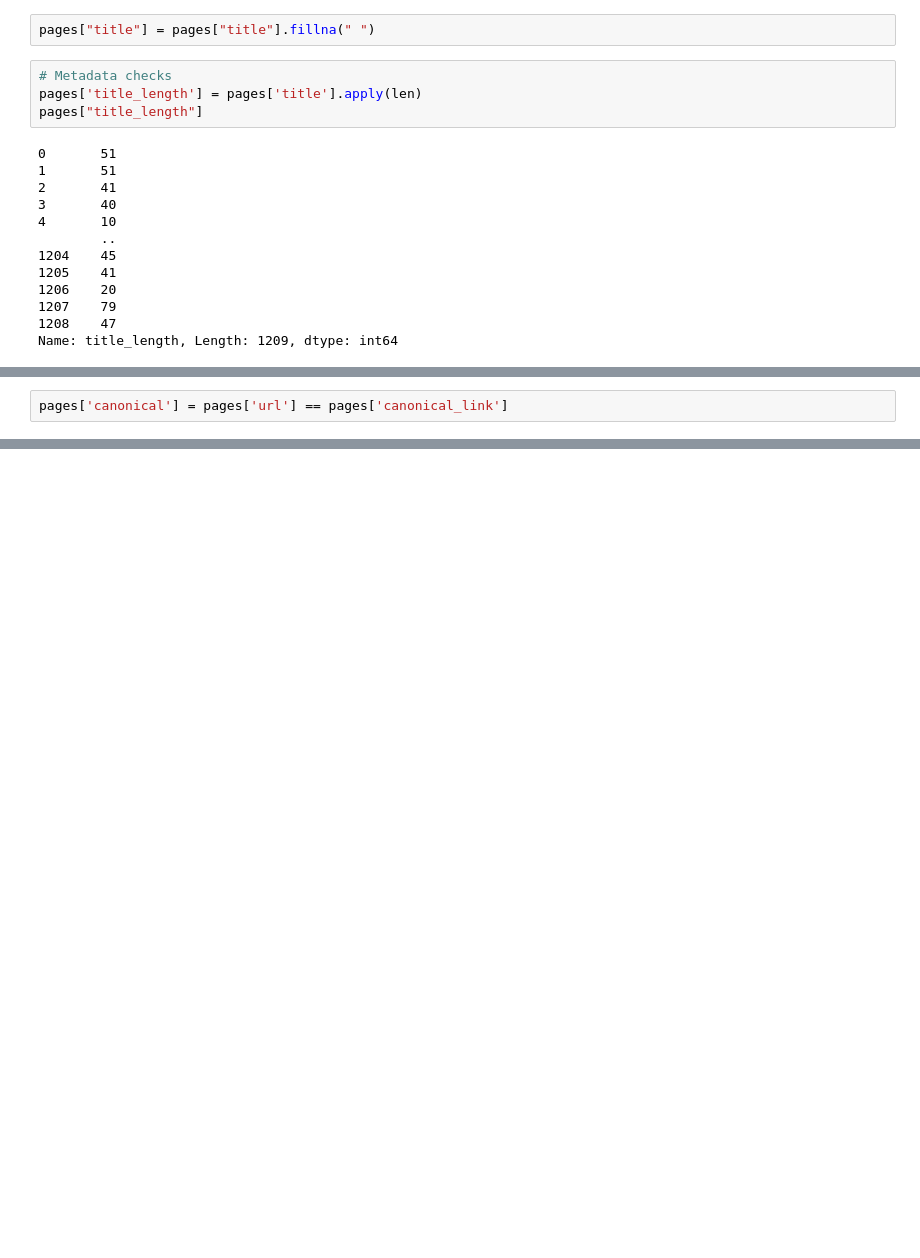
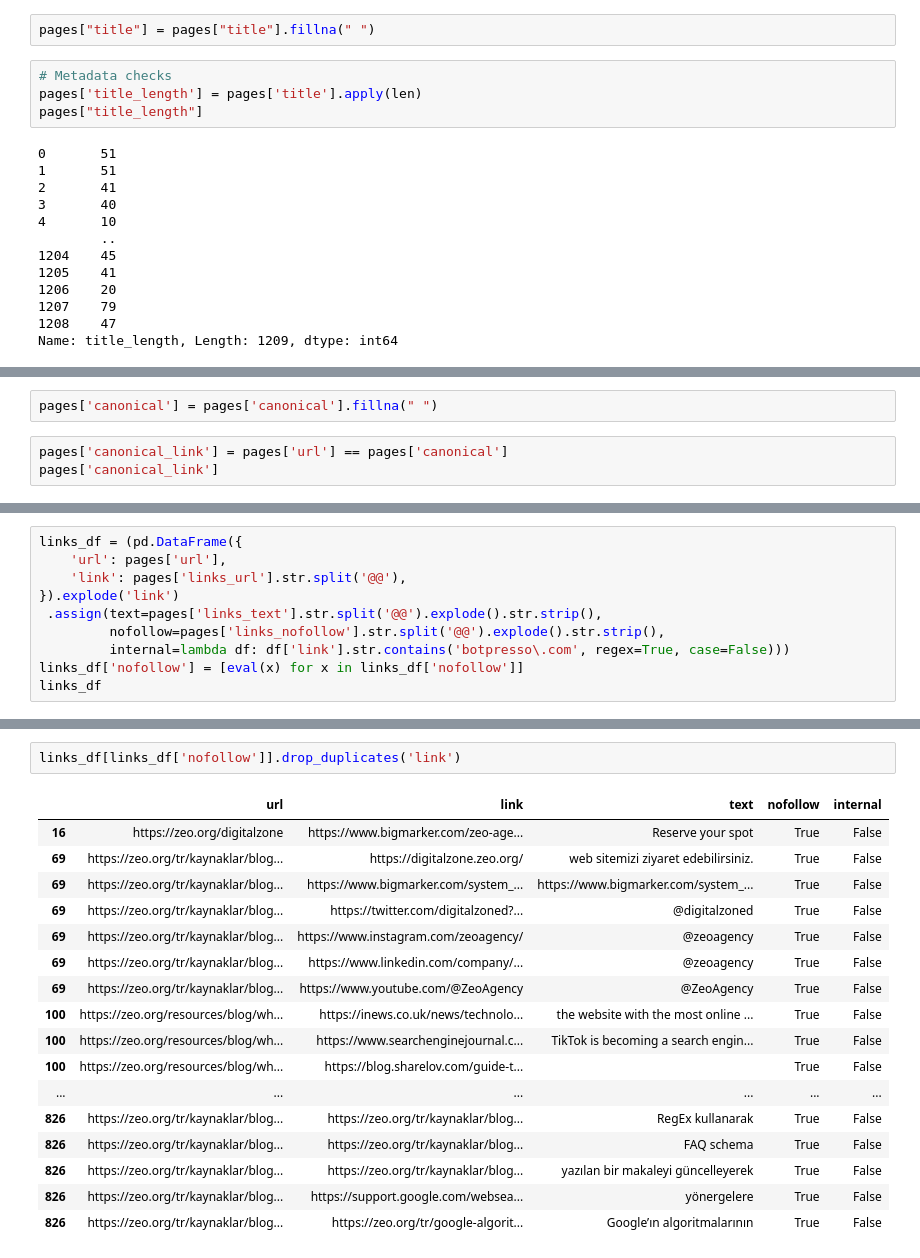
Before and after one commit to neeschal00/django-advertools, a Jupyter notebook: siteAudit.ipynb, the cells around one changed output, grey strips where cells are left out. Cells and saved outputs as stored; diff of their text form; blank space fills up the shorter version.

```diff
--- a/siteAudit.ipynb
+++ b/siteAudit.ipynb
@@ -305,2 +348,5 @@ pages['desc_length'] = pages['meta_desc'].apply(len)
+# %%
+pages['canonical'] = pages['canonical'].fillna(" ")
 # %%
-pages['canonical'] = pages['url'] == pages['canonical_link']
+pages['canonical_link'] = pages['url'] == pages['canonical']
+pages['canonical_link']
@@ -306,0 +404,10 @@ pages['canonical'] = pages['url'] == pages['canonical_link']
+# %%
+links_df = (pd.DataFrame({
+    'url': pages['url'],
+    'link': pages['links_url'].str.split('@@'),
+}).explode('link')
+ .assign(text=pages['links_text'].str.split('@@').explode().str.strip(),
+         nofollow=pages['links_nofollow'].str.split('@@').explode().str.strip(),
+         internal=lambda df: df['link'].str.contains('botpresso\.com', regex=True, case=False)))
+links_df['nofollow'] = [eval(x) for x in links_df['nofollow']]
+links_df
@@ -306,0 +428,20 @@ pages['canonical'] = pages['url'] == pages['canonical_link']
+# %%
+links_df[links_df['nofollow']].drop_duplicates('link')
+# %% [output]
+|  | url | link | text | nofollow | internal |
+| 16 | https://zeo.org/digitalzone | https://www.bigmarker.com/zeo-age... | Reserve your spot | True | False |
+| 69 | https://zeo.org/tr/kaynaklar/blog... | https://digitalzone.zeo.org/ | web sitemizi ziyaret edebilirsiniz. | True | False |
+| 69 | https://zeo.org/tr/kaynaklar/blog... | https://www.bigmarker.com/system_... | https://www.bigmarker.com/system_... | True | False |
+| 69 | https://zeo.org/tr/kaynaklar/blog... | https://twitter.com/digitalzoned?... | @digitalzoned | True | False |
+| 69 | https://zeo.org/tr/kaynaklar/blog... | https://www.instagram.com/zeoagency/ | @zeoagency | True | False |
+| 69 | https://zeo.org/tr/kaynaklar/blog... | https://www.linkedin.com/company/... | @zeoagency | True | False |
+| 69 | https://zeo.org/tr/kaynaklar/blog... | https://www.youtube.com/@ZeoAgency | @ZeoAgency | True | False |
+| 100 | https://zeo.org/resources/blog/wh... | https://inews.co.uk/news/technolo... | the website with the most online ... | True | False |
+| 100 | https://zeo.org/resources/blog/wh... | https://www.searchenginejournal.c... | TikTok is becoming a search engin... | True | False |
+| 100 | https://zeo.org/resources/blog/wh... | https://blog.sharelov.com/guide-t... |  | True | False |
+| ... | ... | ... | ... | ... | ... |
+| 826 | https://zeo.org/tr/kaynaklar/blog... | https://zeo.org/tr/kaynaklar/blog... | RegEx kullanarak | True | False |
+| 826 | https://zeo.org/tr/kaynaklar/blog... | https://zeo.org/tr/kaynaklar/blog... | FAQ schema | True | False |
+| 826 | https://zeo.org/tr/kaynaklar/blog... | https://zeo.org/tr/kaynaklar/blog... | yazılan bir makaleyi güncelleyerek | True | False |
+| 826 | https://zeo.org/tr/kaynaklar/blog... | https://support.google.com/websea... | yönergelere | True | False |
+| 826 | https://zeo.org/tr/kaynaklar/blog... | https://zeo.org/tr/google-algorit... | Google’ın algoritmalarının | True | False |
```
Also changed, not shown: parts of 16 cells of this notebook, 4 other files.
